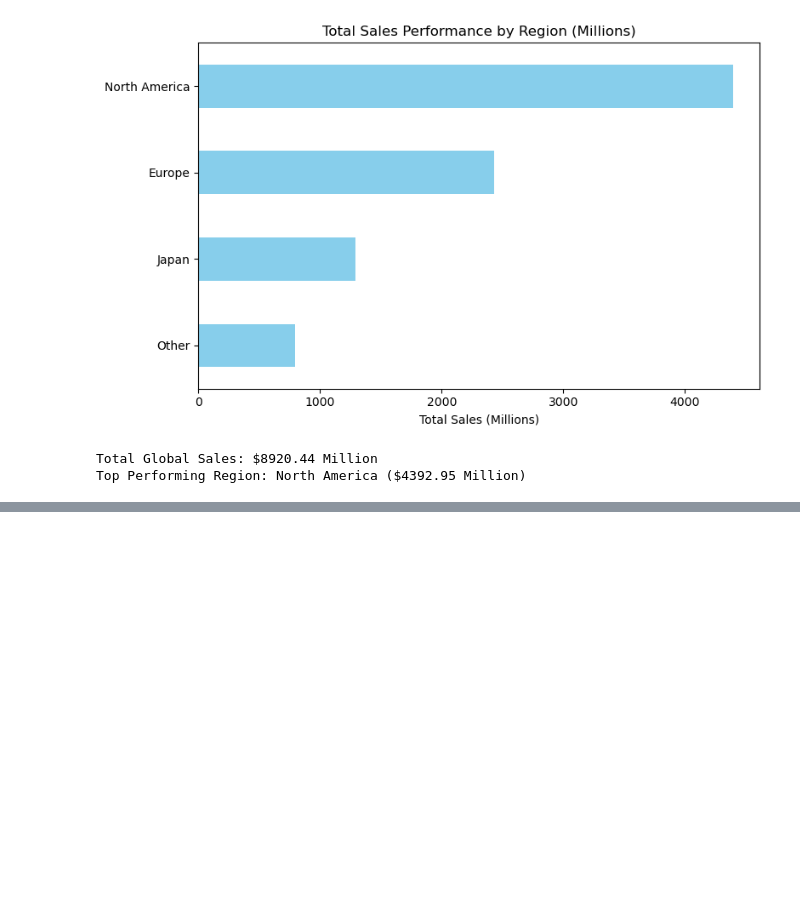
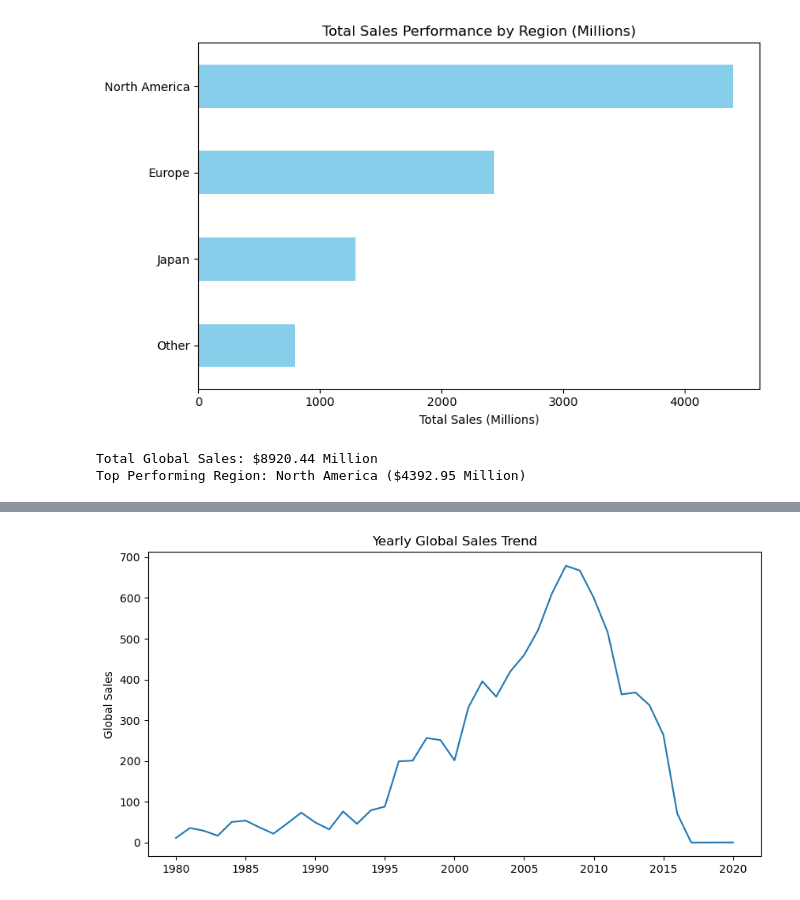
Before and after one commit to lakshmi-pennada/End-to-End-Sales-Forecasting-Demand-Intelligence-System, a Jupyter notebook: Analysis.ipynb, the cells around one changed output, grey strips where cells are left out. Drawn from its saved outputs; the diff is of its cells as text; code cells hidden in the pictures; blank space fills up the shorter version.

```diff
--- a/Analysis.ipynb
+++ b/Analysis.ipynb
@@ -518,3 +523,89 @@ Based on our findings, we suggest the following actions:
 ### 4. How to Use the Dashboard
 This report is just a snapshot. For a deep dive, you can explore the data yourself using our interactive dashboard. You can filter by year, see specific regional breakdowns, and toggle through different views:
 [Click here to access the live Sales Intelligence Dashboard](https://end-to-end-sales-forecasting-demand-intelligence-system-uouhwh.streamlit.app/)
+# %%
+import os
+import matplotlib.pyplot as plt
+base_path = r'C:\Users\srinu\Downloads\Xylofy\SalesForecasting_PENNADA VEERAVENKATA SATYA SRILAKSHMIDURGA'
+charts_folder = os.path.join(base_path, 'charts')
+if not os.path.exists(charts_folder): os.makedirs(charts_folder)
+plt.figure(figsize=(10, 5))
+plt.plot(yearly_sales)
+plt.title('Yearly Global Sales Trend')
+plt.ylabel('Global Sales')
+# Save before showing
+plt.savefig(os.path.join(charts_folder, 'task2_yearly_sales.png'), bbox_inches='tight')
+plt.show()
+
+# --- 2. Time Series Decomposition ---
+# seasonal_decompose creates a figure object automatically
+result = seasonal_decompose(yearly_sales, model='additive', period=1)
+fig = result.plot()
+fig.set_size_inches(10, 8)
+# Save the figure object
+plt.savefig(os.path.join(charts_folder, 'task2_decomposition.png'), bbox_inches='tight')
+plt.show()
+
+print(f"Task 2 charts saved in: {charts_folder}")
+# --- TASK 3: Forecast Comparison Plot ---
+# Ensure charts_folder is defined (use the one from Task 2)
+# charts_folder = r'C:\Users\srinu\Downloads\Xylofy\SalesForecasting_PENNADA VEERAVENKATA SATYA SRILAKSHMIDURGA\charts'
+
+plt.figure(figsize=(10, 5))
+
+# Plotting the Actual and Predicted values
+plt.plot(test.index, test.values * 1_000_000, label='Actual', marker='o', linewidth=2)
+plt.plot(test.index, np.maximum(sarima_pred * 1_000_000, 0), label='SARIMA', linestyle='--', marker='x')
+plt.plot(test.index, np.maximum(prophet_forecast * 1_000_000, 0), label='Prophet', linestyle='--', marker='s')
+plt.plot(test.index, np.maximum(xgb_pred * 1_000_000, 0), label='XGBoost', linestyle='--', marker='^')
+
+plt.title('Sales Forecast Comparison: SARIMA vs Prophet vs XGBoost')
+plt.xlabel('Year')
+plt.ylabel('Global Sales')
+plt.legend()
+plt.grid(True, linestyle='--', alpha=0.7)
+
+# Save to your specific folder path
+save_path = os.path.join(charts_folder, 'task3_forecast_comparison.png')
+plt.savefig(save_path, bbox_inches='tight')
+plt.show()
+
+print(f"Task 3 chart saved successfully at: {save_path}")
+
+# --- Task 4: Genre Forecast ---
+plt.figure(figsize=(12, 6))
+for genre in ['Action', 'Sports', 'Shooter']:
+    subset = df_melted[df_melted['Genre'] == genre].groupby('Year')['Sales'].sum().reset_index()
+    subset.columns = ['ds', 'y']
+    model = Prophet(yearly_seasonality=True).fit(subset)
+    forecast = model.predict(model.make_future_dataframe(periods=3, freq='YE'))
+    plt.plot(forecast['ds'], forecast['yhat'], label=f'Forecast: {genre}')
+plt.title('Genre Forecast')
+plt.legend()
+plt.savefig(os.path.join(charts_folder, 'genre_forecast.png'))
+plt.show()
+# --- Task 5: Anomaly Detection ---
+plt.figure(figsize=(12, 6))
+plt.plot(ts_data['Year'], ts_data['Sales'], color='black', alpha=0.3)
+plt.scatter(ts_data.loc[ts_data['iso_anomaly'] == -1, 'Year'],
+            ts_data.loc[ts_data['iso_anomaly'] == -1, 'Sales'], color='red', label='Anomaly')
+plt.title('Anomaly Detection')
+plt.savefig(os.path.join(charts_folder, 'anomaly_detection.png'))
+plt.show()
+# --- Task 6: Segmentation ---
+plt.figure(figsize=(8, 6))
+for i in range(3):
+    idx = genre_stats['Cluster'] == i
+    plt.scatter(pca[idx, 0], pca[idx, 1], label=f'Cluster {i}')
+plt.title('Product Demand Segmentation')
+plt.savefig(os.path.join(charts_folder, 'segmentation.png'))
+plt.show()
+
+# --- Task 8: Regional Sales ---
+plt.figure(figsize=(8, 5))
+region_sales.plot(kind='barh', color='skyblue')
+plt.title('Sales Performance by Region')
+plt.savefig(os.path.join(charts_folder, 'regional_sales.png'))
+plt.show()
+# %% [output]
+[figure, added]
```
Also changed, not shown: parts of 6 cells of this notebook.
